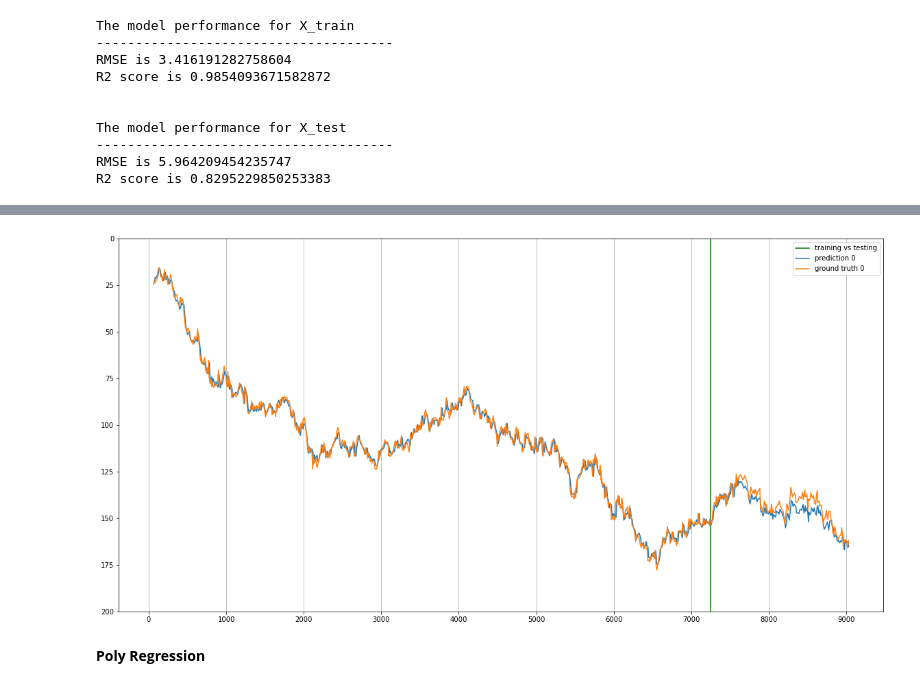
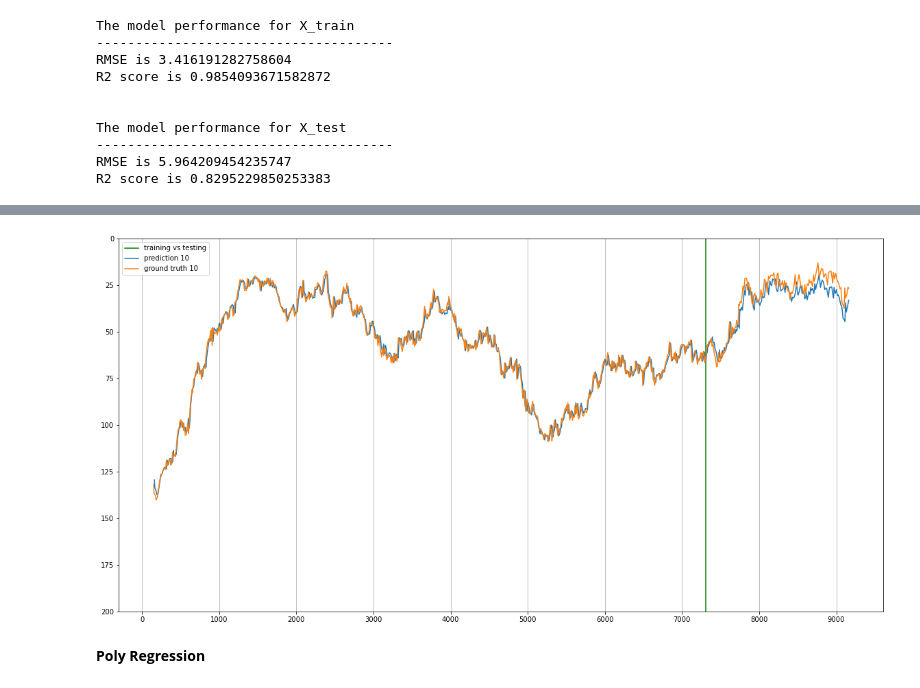
Before and after one commit to calvincbzhang/skyrmions-trajectory-prediction, a Jupyter notebook: linear_poly_regression.ipynb, the cells around one changed output, grey strips where cells are left out. Drawn from its saved outputs; the diff is of its cells as text; code cells hidden in the pictures.

```diff
--- a/linear_poly_regression.ipynb
+++ b/linear_poly_regression.ipynb
@@ -87,8 +107,8 @@ test_predict_df = get_predictions_df(y_predict_test)
 # %%
 # plot prediction vs truth
-plot_prediction(data_1, test_predict_df, train_predict_df, ids=[0])
+plot_prediction(data_1, test_predict_df, train_predict_df, ids=[10])
 # %% [output]
-[figure, old version]
+[figure, new version]
 # %% [markdown]
 **Poly Regression**
 # %%
```
Also changed, not shown: parts of 9 cells of this notebook, 1 other file.
